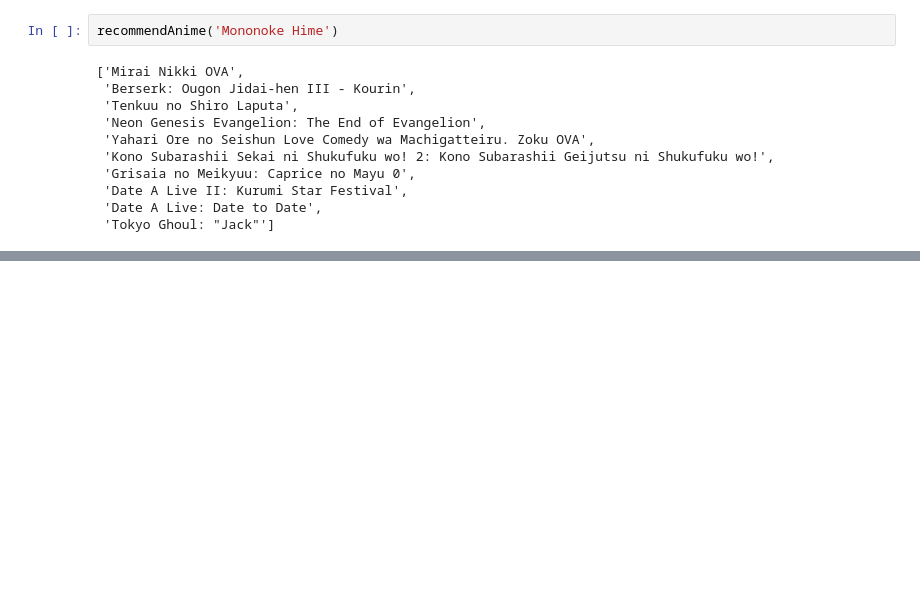
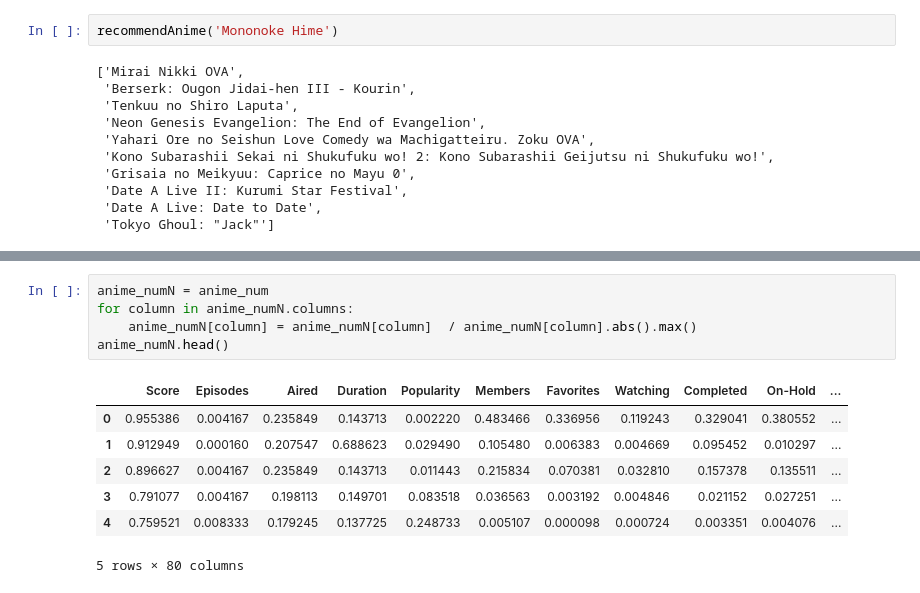
Before and after one commit to Kalamojo/Anime-Recommendation, a Jupyter notebook: users_reco.ipynb, the cells around one changed output, grey strips where cells are left out. Saved outputs shown, nothing was run; the diff lists cells and outputs as text; blank space fills up the shorter version.

```diff
--- a/users_reco.ipynb
+++ b/users_reco.ipynb
@@ -179,0 +247,13 @@ recommendAnime('Mononoke Hime')
+# %%
+anime_numN = anime_num
+for column in anime_numN.columns:
+    anime_numN[column] = anime_numN[column]  / anime_numN[column].abs().max()
+anime_numN.head()
+# %% [output]
+|  | Score | Episodes | Aired | Duration | Popularity | Members | Favorites | Watching | Completed | On-Hold | ... |
+| 0 | 0.955386 | 0.004167 | 0.235849 | 0.143713 | 0.002220 | 0.483466 | 0.336956 | 0.119243 | 0.329041 | 0.380552 | ... |
+| 1 | 0.912949 | 0.000160 | 0.207547 | 0.688623 | 0.029490 | 0.105480 | 0.006383 | 0.004669 | 0.095452 | 0.010297 | ... |
+| 2 | 0.896627 | 0.004167 | 0.235849 | 0.143713 | 0.011443 | 0.215834 | 0.070381 | 0.032810 | 0.157378 | 0.135511 | ... |
+| 3 | 0.791077 | 0.004167 | 0.198113 | 0.149701 | 0.083518 | 0.036563 | 0.003192 | 0.004846 | 0.021152 | 0.027251 | ... |
+| 4 | 0.759521 | 0.008333 | 0.179245 | 0.137725 | 0.248733 | 0.005107 | 0.000098 | 0.000724 | 0.003351 | 0.004076 | ... |
+5 rows × 80 columns
```
Also changed, not shown: parts of 15 cells of this notebook, 1 other file.
